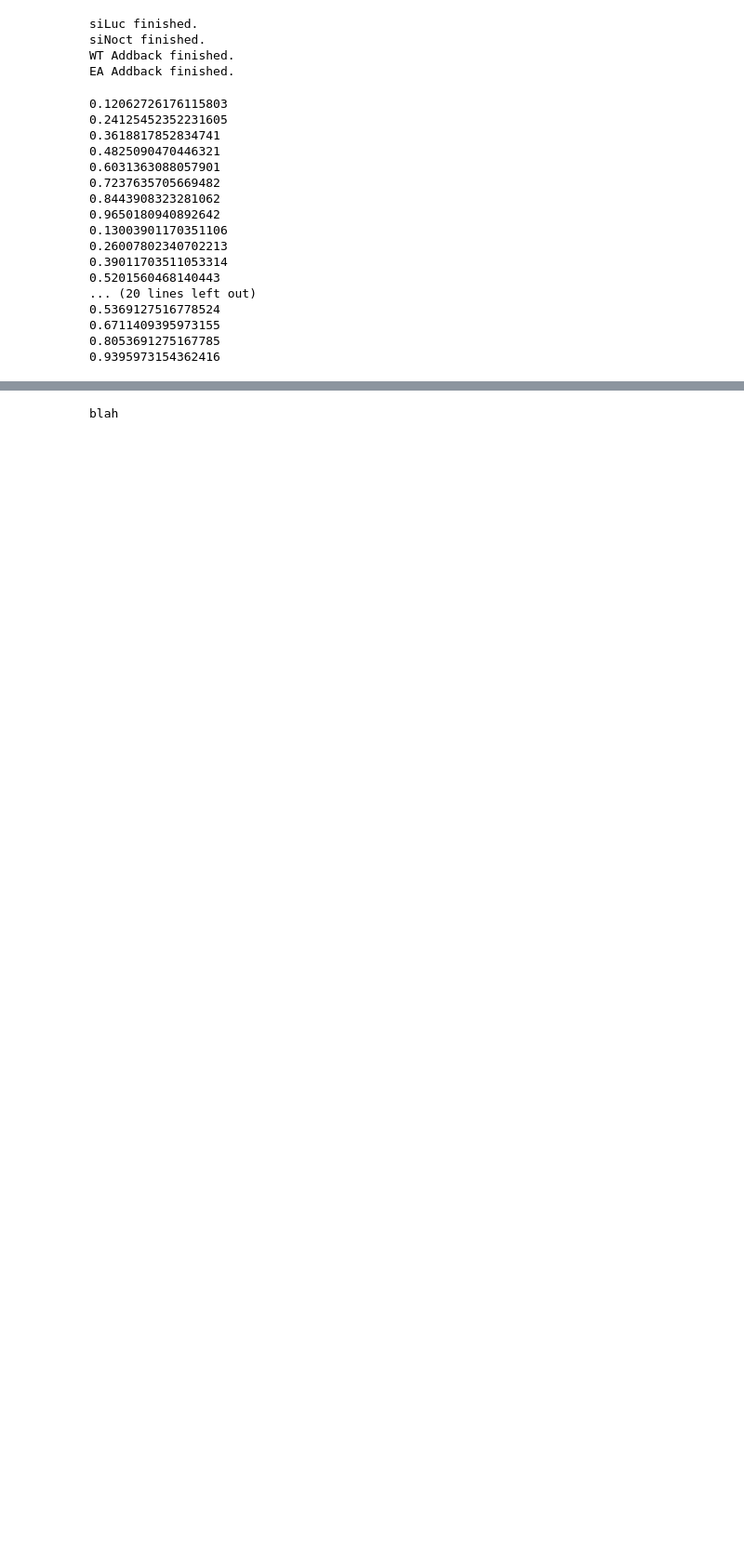
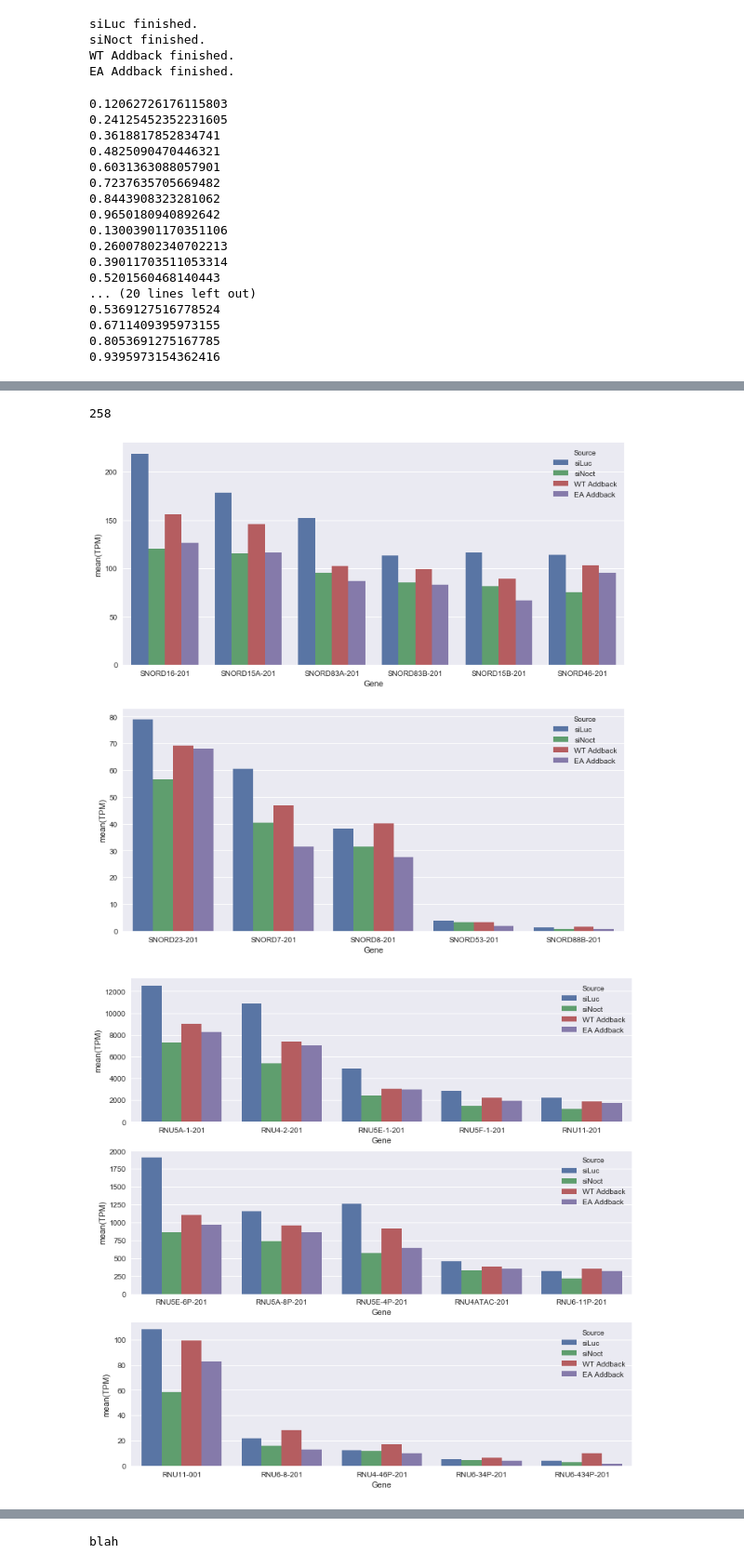
Before and after one commit to TimNicholsonShaw/AnOThER-Seq, a Jupyter notebook: notebooks/nocturnin.ipynb, the cells around one changed output, grey strips where cells are left out. Shown: that part at 93% size. Saved outputs shown, nothing was run; the diff lists cells and outputs as text; code cells hidden in the pictures; blank space fills up the shorter version.

Commit message:
Crushing the analysis

```diff
--- a/notebooks/nocturnin.ipynb
+++ b/notebooks/nocturnin.ipynb
@@ -339,0 +342,33 @@ plt.savefig('test.tif')
+# %%
+#Maturation Candidate Analysis
+
+#Plot snoRNAs
+temp = mat_cans[mat_cans.index.str.contains('SNORD')]
+
+temp=temp.sort_values('siLuc',ascending=False)
+tempTPM = TPM[TPM['Gene'].isin(temp.index)]
+tempTPM = tempTPM.sort_values(['Source','TPM'],ascending=False)
+
+f, axarr = plt.subplots(2,1,figsize=(12,12))
+plotTPM(tempTPM,temp.index[:6],ax=axarr[0])
+plotTPM(tempTPM,temp.index[6:12],ax=axarr[1])
+
+#Plot snRNAs
+temp = mat_cans[mat_cans.index.str.contains('RNU')]
+
+temp=temp.sort_values('siLuc',ascending=False)
+tempTPM = TPM[TPM['Gene'].isin(temp.index)]
+tempTPM = tempTPM.sort_values(['Source','TPM'],ascending=False)
+
+f, axarr = plt.subplots(3,1,figsize=(12,12))
+plotTPM(tempTPM,temp.index[:5],ax=axarr[0])
+plotTPM(tempTPM,temp.index[5:10],ax=axarr[1])
+plotTPM(tempTPM,temp.index[10:15],ax=axarr[2])
+
+# Plot YRNAs
+f, axarr = plt.subplots(2,1,figsize=(12,12))
+plotTPM(TPM,["RNY1-201","RNY3-201","RNY4-201","RNY5"],ax=axarr[0])
+# %% [output]
+258
+[figure, added]
+[figure, added]
```
Also changed, not shown: parts of 6 cells of this notebook.
